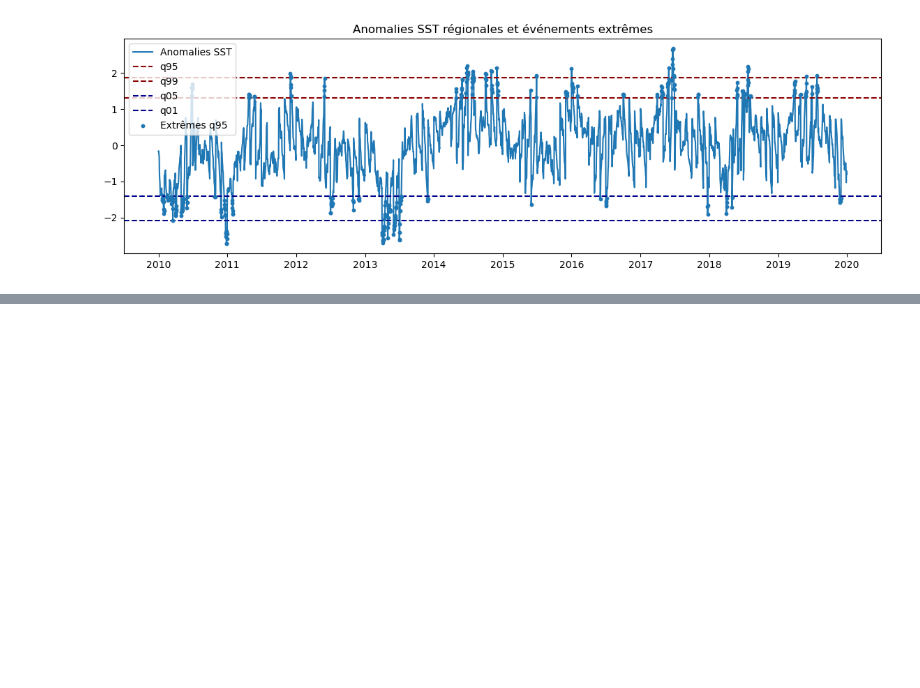
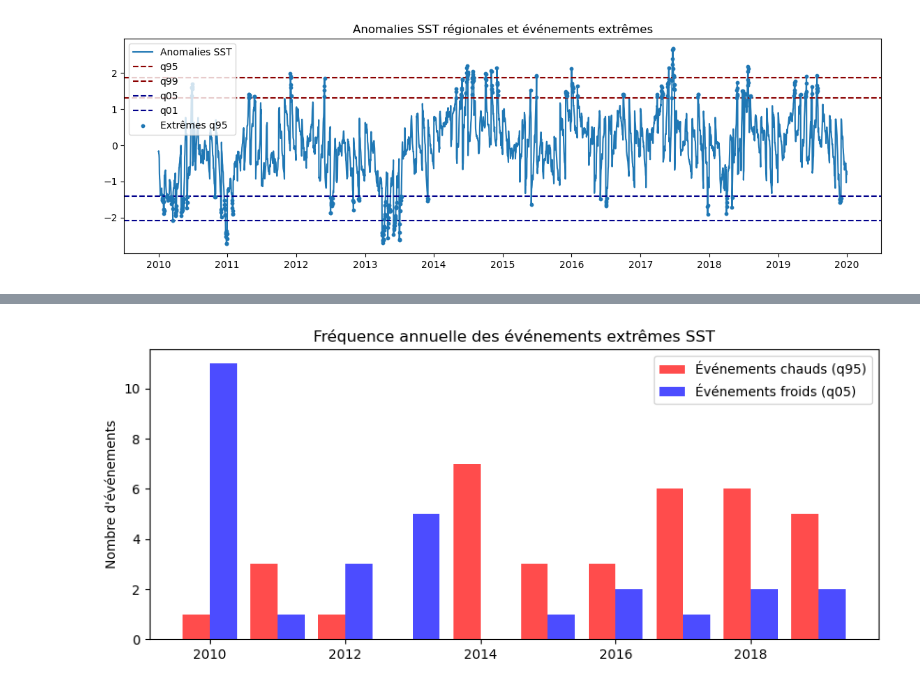
Before and after one commit to mkkuu/EnglishChannelSSTSciML, a Jupyter notebook: notebooks/statisticalAnalysis/11extremesAnalysis.ipynb, the cells around one changed output, grey strips where cells are left out. Saved outputs shown, nothing was run; the diff lists cells and outputs as text; code cells hidden in the pictures; blank space fills up the shorter version.

```diff
--- a/notebooks/statisticalAnalysis/11extremesAnalysis.ipynb
+++ b/notebooks/statisticalAnalysis/11extremesAnalysis.ipynb
@@ -247,0 +345,17 @@ La figure nous montre la persistance, la non-linéarité et la dépendance tempo
+# %%
+# Plotting the annual frequency of hot and cold extreme events
+
+years = np.unique(time.year)
+
+hotCountYear = [hotYears.count(y) for y in years]
+coldCountYear = [coldYears.count(y) for y in years]
+
+plt.figure(figsize=(10, 4))
+plt.bar(years - 0.2, hotCountYear, width=0.4, label="Événements chauds (q95)", color="red", alpha=0.7)
+plt.bar(years + 0.2, coldCountYear, width=0.4, label="Événements froids (q05)", color="blue", alpha=0.7)
+plt.ylabel("Nombre d'événements")
+plt.title("Fréquence annuelle des événements extrêmes SST")
+plt.legend()
+plt.show()
+# %% [output]
+[figure, added]
```
Also changed, not shown: parts of 15 cells of this notebook.
